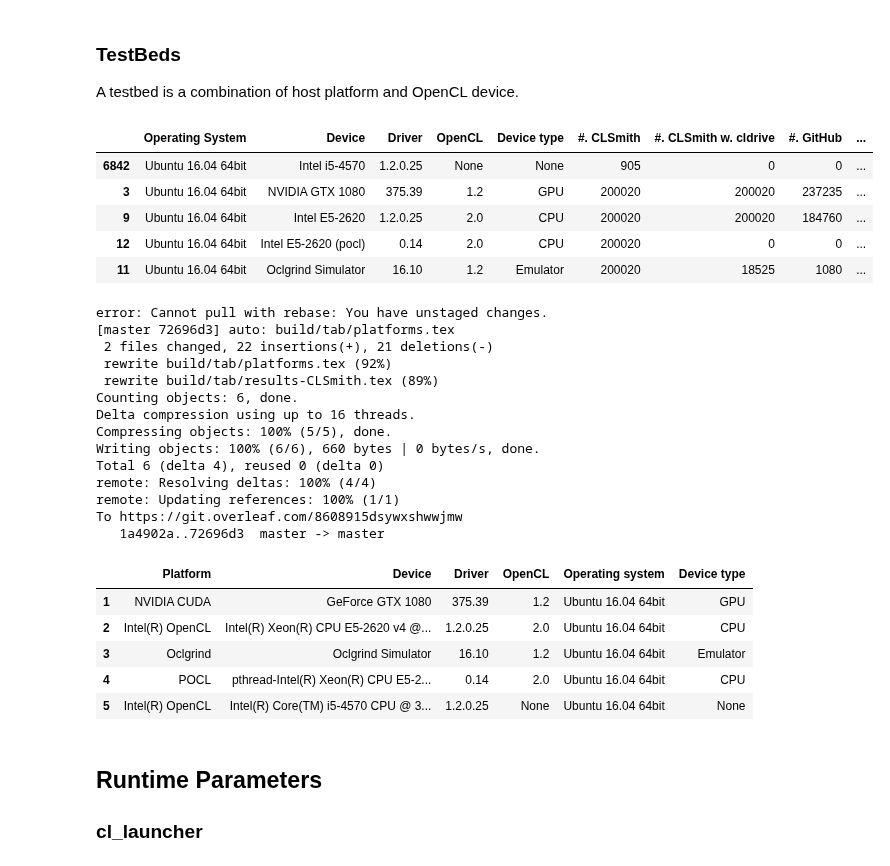
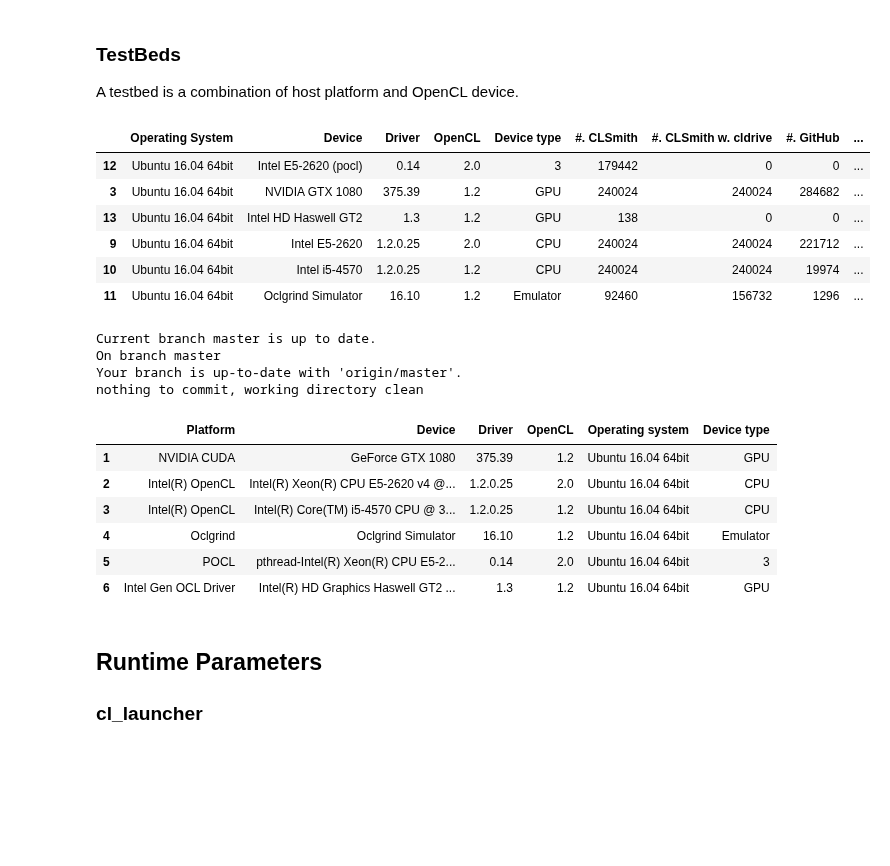
Before and after one commit to ChrisCummins/phd, a Jupyter notebook: difftest/Difftest Results.ipynb, the cells around one changed output. Saved outputs shown, nothing was run; the diff lists cells and outputs as text; code cells hidden in the pictures; blank space fills up the shorter version.

Commit message:
new difftest results

```diff
--- a/difftest/Difftest Results.ipynb
+++ b/difftest/Difftest Results.ipynb
@@ -47,38 +47,40 @@ import sqlalchemy as sql
 DEVICES = {  # shorthand device names
     "GeForce GTX 1080": "NVIDIA GTX 1080",
     "Intel(R) Xeon(R) CPU E5-2620 v4 @ 2.10GHz": "Intel E5-2620",
     "Olcgrind Simulator": "Oclgrind",
     "pthread-Intel(R) Xeon(R) CPU E5-2620 v4 @ 2.10GHz": "Intel E5-2620 (pocl)",
     "Intel(R) Core(TM) i5-4570 CPU @ 3.20GHz": "Intel i5-4570",
+    'Intel(R) HD Graphics Haswell GT2 Desktop': 'Intel HD Haswell GT2',
 }
 
 DRIVERS = {
     "Oclgrind 16.10": "16.10",
 }
 
 PLATFORMS = {
     "Portable Computing Language": "POCL",
 }
 
 q = session.query(Testbed).order_by(sql.func.field(Testbed.devtype, 'GPU', 'CPU', 'Emulator'))
 
 data = []
 for testbed in q:
     data.append(
         (testbed.id, [
             testbed.host, DEVICES.get(testbed.device, testbed.device),
             DRIVERS.get(testbed.driver, testbed.driver), testbed.opencl, testbed.devtype] +
          [session.query(t.testbed).filter(t.testbed == testbed).count() for t in TABLES]))
 i, d = zip(*data)
 testbeds = pd.DataFrame(list(d), index=i, columns=["Operating System", "Device", "Driver", "OpenCL", "Device type"] + [f"#. {t}" for t in TABLE_NAMES])
 testbeds
 # %% [output]
 |  | Operating System | Device | Driver | OpenCL | Device type | #. CLSmith | #. CLSmith w. cldrive | #. GitHub | ... |
-| 6842 | Ubuntu 16.04 64bit | Intel i5-4570 | 1.2.0.25 | None | None | 905 | 0 | 0 | ... |
-| 3 | Ubuntu 16.04 64bit | NVIDIA GTX 1080 | 375.39 | 1.2 | GPU | 200020 | 200020 | 237235 | ... |
-| 9 | Ubuntu 16.04 64bit | Intel E5-2620 | 1.2.0.25 | 2.0 | CPU | 200020 | 200020 | 184760 | ... |
-| 12 | Ubuntu 16.04 64bit | Intel E5-2620 (pocl) | 0.14 | 2.0 | CPU | 200020 | 0 | 0 | ... |
-| 11 | Ubuntu 16.04 64bit | Oclgrind Simulator | 16.10 | 1.2 | Emulator | 200020 | 18525 | 1080 | ... |
+| 12 | Ubuntu 16.04 64bit | Intel E5-2620 (pocl) | 0.14 | 2.0 | 3 | 179442 | 0 | 0 | ... |
+| 3 | Ubuntu 16.04 64bit | NVIDIA GTX 1080 | 375.39 | 1.2 | GPU | 240024 | 240024 | 284682 | ... |
+| 13 | Ubuntu 16.04 64bit | Intel HD Haswell GT2 | 1.3 | 1.2 | GPU | 138 | 0 | 0 | ... |
+| 9 | Ubuntu 16.04 64bit | Intel E5-2620 | 1.2.0.25 | 2.0 | CPU | 240024 | 240024 | 221712 | ... |
+| 10 | Ubuntu 16.04 64bit | Intel i5-4570 | 1.2.0.25 | 1.2 | CPU | 240024 | 240024 | 19974 | ... |
+| 11 | Ubuntu 16.04 64bit | Oclgrind Simulator | 16.10 | 1.2 | Emulator | 92460 | 156732 | 1296 | ... |
 # %%
 # push LaTex to Overleaf
 !cd ~/docs/paper-project_b/ && git pull --rebase
@@ -95,26 +97,17 @@ with open(os.path.expanduser("~/docs/paper-project_b/build/tab/platforms.tex"),
 !cd ~/docs/paper-project_b/build && git add . && git commit -m "auto: build/tab/platforms.tex" && git push
 table
 # %% [output]
-error: Cannot pull with rebase: You have unstaged changes.
-[master 72696d3] auto: build/tab/platforms.tex
- 2 files changed, 22 insertions(+), 21 deletions(-)
- rewrite build/tab/platforms.tex (92%)
- rewrite build/tab/results-CLSmith.tex (89%)
-Counting objects: 6, done.
-Delta compression using up to 16 threads.
-Compressing objects: 100% (5/5), done.
-Writing objects: 100% (6/6), 660 bytes | 0 bytes/s, done.
-Total 6 (delta 4), reused 0 (delta 0)
-remote: Resolving deltas: 100% (4/4)
-remote: Updating references: 100% (1/1)
-To https://git.overleaf.com/8608915dsywxshwwjmw
-   1a4902a..72696d3  master -> master
+Current branch master is up to date.
+On branch master
+Your branch is up-to-date with 'origin/master'.
+nothing to commit, working directory clean
 |  | Platform | Device | Driver | OpenCL | Operating system | Device type |
 | 1 | NVIDIA CUDA | GeForce GTX 1080 | 375.39 | 1.2 | Ubuntu 16.04 64bit | GPU |
 | 2 | Intel(R) OpenCL | Intel(R) Xeon(R) CPU E5-2620 v4 @... | 1.2.0.25 | 2.0 | Ubuntu 16.04 64bit | CPU |
-| 3 | Oclgrind | Oclgrind Simulator | 16.10 | 1.2 | Ubuntu 16.04 64bit | Emulator |
-| 4 | POCL | pthread-Intel(R) Xeon(R) CPU E5-2... | 0.14 | 2.0 | Ubuntu 16.04 64bit | CPU |
-| 5 | Intel(R) OpenCL | Intel(R) Core(TM) i5-4570 CPU @ 3... | 1.2.0.25 | None | Ubuntu 16.04 64bit | None |
+| 3 | Intel(R) OpenCL | Intel(R) Core(TM) i5-4570 CPU @ 3... | 1.2.0.25 | 1.2 | Ubuntu 16.04 64bit | CPU |
+| 4 | Oclgrind | Oclgrind Simulator | 16.10 | 1.2 | Ubuntu 16.04 64bit | Emulator |
+| 5 | POCL | pthread-Intel(R) Xeon(R) CPU E5-2... | 0.14 | 2.0 | Ubuntu 16.04 64bit | 3 |
+| 6 | Intel Gen OCL Driver | Intel(R) HD Graphics Haswell GT2 ... | 1.3 | 1.2 | Ubuntu 16.04 64bit | GPU |
 # %% [markdown]
 ## Runtime Parameters
 
```
Also changed, not shown: parts of 18 cells of this notebook.
